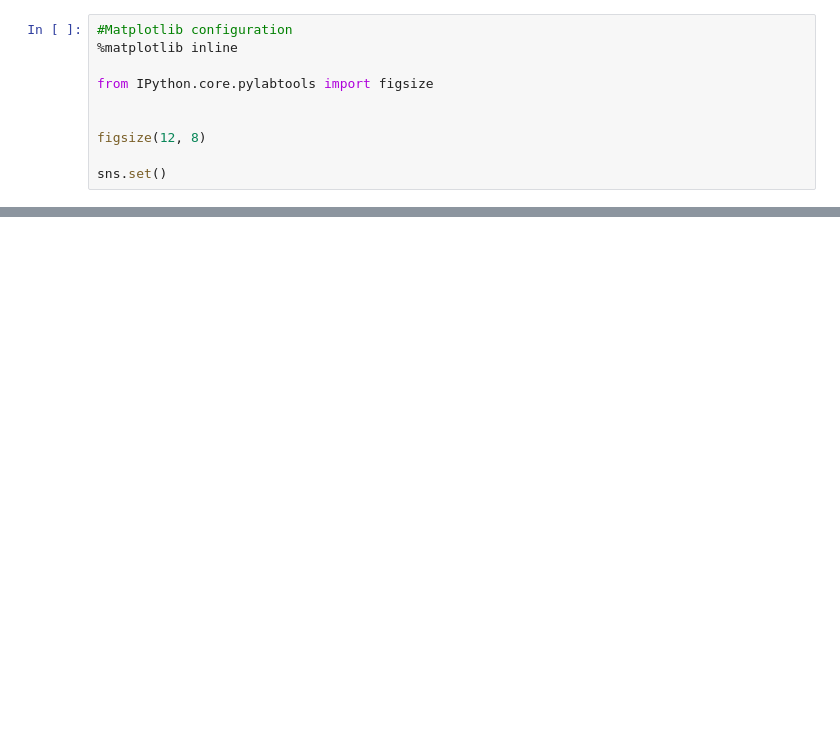
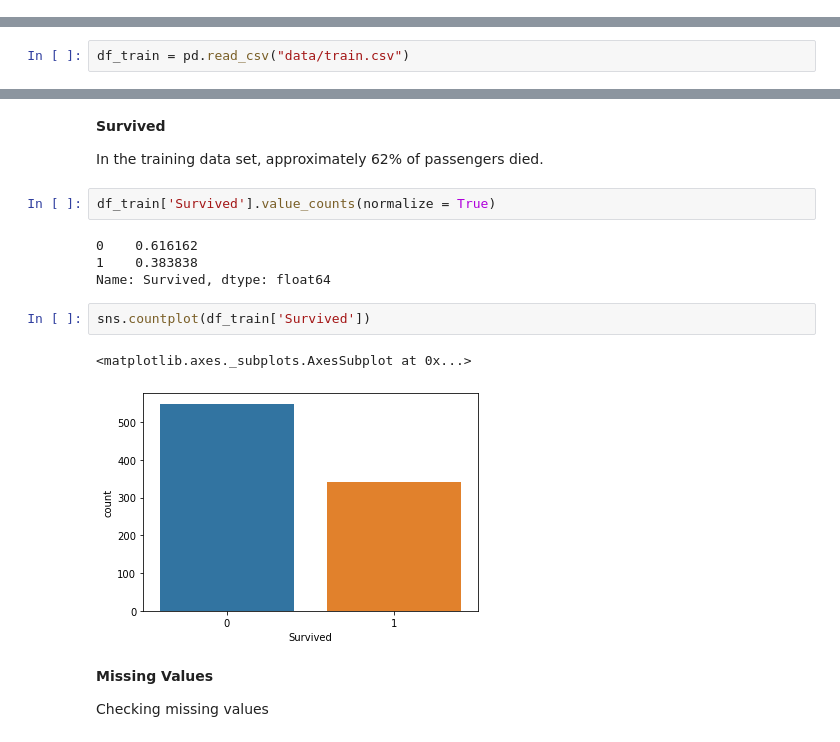
Before and after one commit to vvalcristina/titanic, a Jupyter notebook: Titanic.ipynb, the cells around one changed output, grey strips where cells are left out. Saved outputs shown, nothing was run; the diff lists cells and outputs as text; blank space fills up the shorter version.

```diff
--- a/Titanic.ipynb
+++ b/Titanic.ipynb
@@ -32,10 +0,0 @@ from sklearn.ensemble import RandomForestClassifier
-# %%
-#Matplotlib configuration
-%matplotlib inline
-
-from IPython.core.pylabtools import figsize
-
-
-figsize(12, 8)
-
-sns.set()
@@ -696,0 +21,2 @@ titanic_survived.to_csv('titanic_survived.csv',columns=['PassengerId', 'Survived
+# %%
+df_train = pd.read_csv("data/train.csv")
@@ -696,0 +109,19 @@ titanic_survived.to_csv('titanic_survived.csv',columns=['PassengerId', 'Survived
+# %% [markdown]
+**Survived**
+
+In the training data set, approximately 62% of passengers died.
+# %%
+df_train['Survived'].value_counts(normalize = True)
+# %% [output]
+0    0.616162
+1    0.383838
+Name: Survived, dtype: float64
+# %%
+sns.countplot(df_train['Survived'])
+# %% [output]
+<matplotlib.axes._subplots.AxesSubplot at 0x...>
+[figure, added]
+# %% [markdown]
+**Missing Values**
+
+Checking missing values
```
Also changed, not shown: parts of 145 cells of this notebook, 2 other files.
